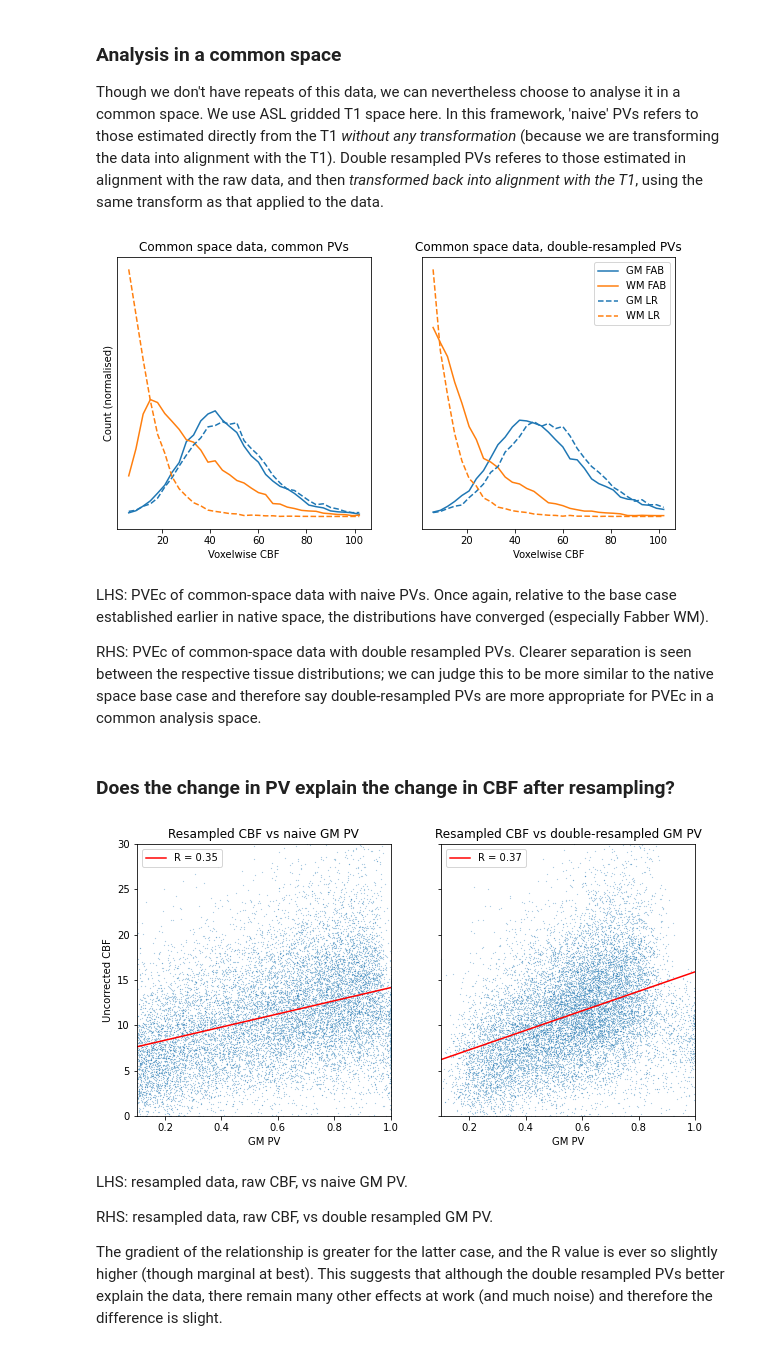
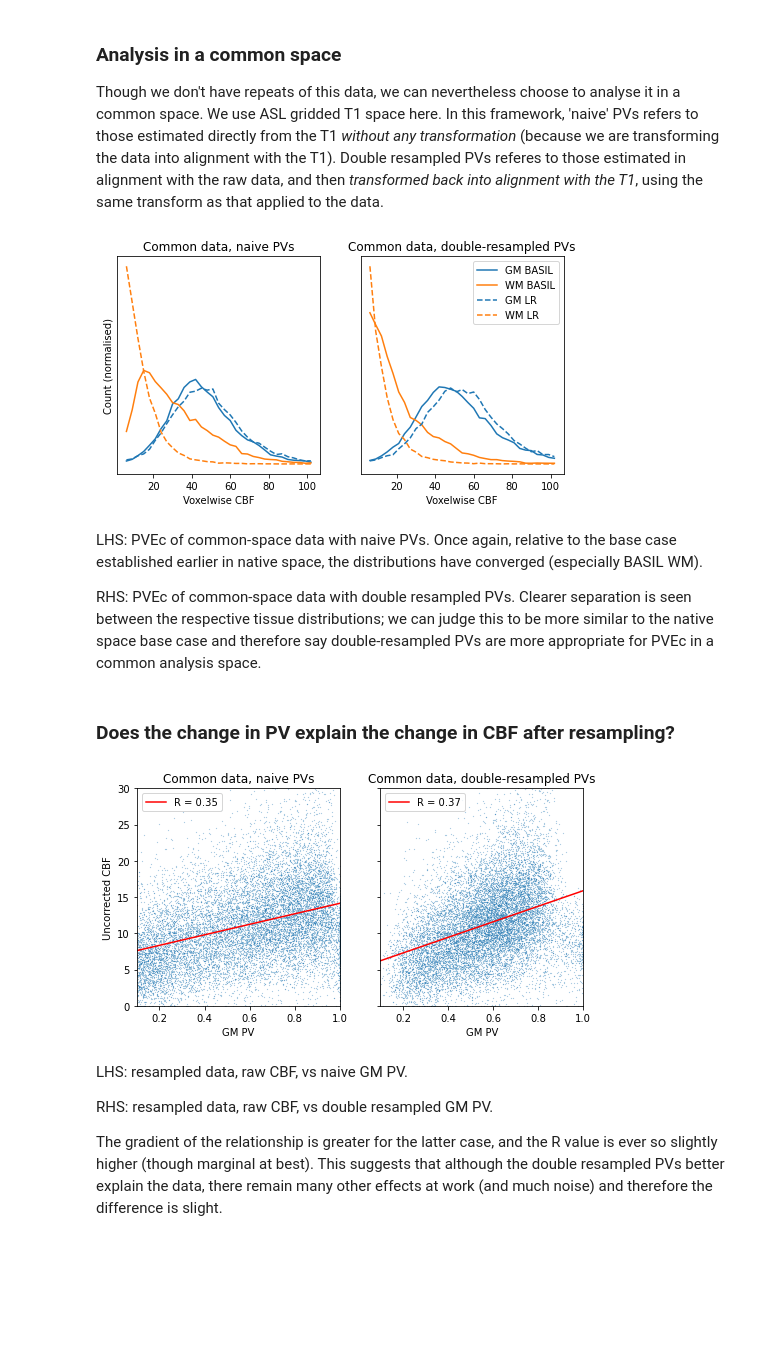
Before and after one commit to tomfrankkirk/pvec_problems, a Jupyter notebook: brain.ipynb, the cells around one changed output. Cells and saved outputs as stored; diff of their text form; code cells hidden in the pictures; blank space fills up the shorter version.

```diff
--- a/brain.ipynb
+++ b/brain.ipynb
@@ -328,9 +348,9 @@ pvs = loadnii(SIM_ROOT / 'tob_all_stacked_3.0.nii.gz')
 basil_naive = load_basil(SIM_ROOT / 'basil_rpt0_naive', False)
 gmmask = pvs[...,0] > 0.1
 
-fig, axes = plt.subplots(1,2, figsize=(10,5), sharey=True)
+fig, axes = plt.subplots(1,2, figsize=(2*FIGSIZE, FIGSIZE), sharey=True)
 for ax,x,y,t in zip(axes, [pvs[...,0], pvs_dbl[...,0]], [basil_naive, basil_naive],
-                    ['Common CBF vs common GM PV', 'Common CBF vs double-resampled GM PV']):
+                    ['Common data, naive PVs', 'Common data, double-resampled PVs']):
     ax.scatter(x[gmmask], y[gmmask], s=0.02)
     reg = stats.linregress(x[gmmask], y[gmmask])
     ax.plot([0, 1], [reg.intercept, reg.intercept+reg.slope], label=f'R = {reg.rvalue:.02f}', c='r')
@@ -340,5 +360,6 @@ for ax,x,y,t in zip(axes, [pvs[...,0], pvs_dbl[...,0]], [basil_naive, basil_naiv
     ax.set_xlabel('GM PV')
 
 axes[0].set_ylabel('Uncorrected CBF')
+plt.savefig('figs/sim_rpts_resamp_scatter.png', dpi=250, bbox_inches='tight')
 plt.show()
 # %% [output]
@@ -377,15 +403,16 @@ We take the data on a round-trip projection, as well as the PV estimates, and wi
 # %%
 bins = np.arange(0,40,1)
 
-fig, axes = plt.subplots(1,2, figsize=(10,5), sharey=True)
+fig, axes = plt.subplots(1,2, figsize=(2*FIGSIZE, FIGSIZE), sharey=True)
 for ax, data, title in zip(axes, [basil_native, basil_resamp],
-                           ['Uncorrected CBF, original data', 'Uncorrected CBF, resampled data']):
+                           ['Original data', 'Resampled data']):
     hist, _ = np.histogram(data[mask], bins)
     ax.plot(bins[1:], hist)
     ax.set_title(title)
-    ax.set_xlabel('Voxelwise CBF')
+    ax.set_xlabel('Voxel CBF')
     ax.set_yticks([])
 
 axes[0].set_ylabel('Count')
+plt.savefig('figs/real_resamp_hist.png', dpi=250, bbox_inches='tight')
 plt.show()
 # %% [output]
@@ -403,17 +430,17 @@ lr_native = load_oxasl_lr(REAL_ROOT / 'native/lr_native')
 lr_resamp = load_oxasl_lr(REAL_ROOT / 'native/lr_resampled')
 lr_double = load_oxasl_lr(REAL_ROOT / 'native/lr_double')
 
-fig, axes = plt.subplots(1,3, figsize=(15,5), sharey=False)
+fig, axes = plt.subplots(1,3, figsize=(3*FIGSIZE, FIGSIZE), sharey=False)
 bins = np.arange(3, 105, 3)
 
 for ax, data, title in zip(axes, [basil_native, basil_resamp, basil_double],
-                        ['Native data, native PVs', 'Resampled data, native PVs', 'Resampled data, resampled PVs']):
+                        ['Original data, naive PVs', 'Resampled data, naive PVs', 'Resampled data, resampled PVs']):
     h, _ = np.histogram(data[gmmask,0], bins)
     ax.plot(bins[1:], h, c=cmap[0,:])
     h, _ = np.histogram(data[wmmask,1], bins)
     ax.plot(bins[1:], h, c=cmap[1,:])
     ax.set_title(title)
-    ax.set_xlabel('Voxelwise CBF')
+    ax.set_xlabel('Voxel CBF')
     ax.set_yticks([])
 
 for ax, data in zip(axes, [lr_native, lr_resamp, lr_double]):
@@ -423,6 +450,7 @@ for ax, data in zip(axes, [lr_native, lr_resamp, lr_double]):
     ax.plot(bins[1:], h, c=cmap[1,:], linestyle='--')
 
 axes[0].set_ylabel('Count (normalised)')
-ax.legend(['GM FAB', 'WM FAB', 'GM LR', 'WM LR'])
+ax.legend(['GM BASIL', 'WM BASIL', 'GM LR', 'WM LR'])
+plt.savefig('figs/real_resamp_pvec.png', dpi=250, bbox_inches='tight')
 plt.show()
 # %% [output]
@@ -445,9 +473,9 @@ basil_resamp = load_oxasl(REAL_ROOT / 'native/basil_resampled', False)
 gm_dbl = loadnii(REAL_ROOT / 'native/pvgm_resamp.nii.gz')
 gmmask = (gm > 0.1) & mask
 
-fig, axes = plt.subplots(1,3, figsize=(15,5), sharey=True)
+fig, axes = plt.subplots(1,3, figsize=(3*FIGSIZE, FIGSIZE), sharey=True)
 for ax,x,y,t in zip(axes, [gm, gm, gm_dbl], [basil_native, basil_resamp, basil_resamp],
-                    ['Native CBF vs native GM PV', 'Resampled CBF vs native GM PV', 'Resampled CBF vs resampled GM PV']):
+                    ['Original data, naive PVs', 'Resampled data, naive PVs', 'Resampled data, resampled PVs']):
     ax.scatter(x[gmmask], y[gmmask], s=0.02)
     reg = stats.linregress(x[gmmask], y[gmmask])
     ax.plot([0, 1], [reg.intercept, reg.intercept+reg.slope], label=f'R = {reg.rvalue:.02f}', c='r')
@@ -458,5 +486,6 @@ for ax,x,y,t in zip(axes, [gm, gm, gm_dbl], [basil_native, basil_resamp, basil_r
     ax.set_ylim(0,30)
 
 axes[0].set_ylabel('Uncorrected CBF')
+plt.savefig('figs/real_highsnr_scatter.png', dpi=250, bbox_inches='tight')
 plt.show()
 # %% [output]
@@ -485,32 +531,33 @@ basil_dbl = load_oxasl(REAL_ROOT / 'common/basil_double')
 lr_naive = load_oxasl_lr(REAL_ROOT / 'common/lr_naive')
 lr_dbl = load_oxasl_lr(REAL_ROOT / 'common/lr_double')
 # %%
-fig, axes = plt.subplots(1,2, figsize=(10,5), sharey=False)
+fig, axes = plt.subplots(1,2, figsize=(2*FIGSIZE, FIGSIZE), sharey=False)
 bins = np.arange(3, 105, 3)
 
 for ax, data, title in zip(axes, [basil_naive, basil_dbl],
-                        ['Common space data, common PVs', 'Common space data, double-resampled PVs']):
+                        ['Common data, naive PVs', 'Common data, double-resampled PVs']):
     h, _ = np.histogram(data[gmmask,0], bins)
     ax.plot(bins[1:], h, c=cmap[0,:])
     h, _ = np.histogram(data[wmmask,1], bins)
     ax.plot(bins[1:], h, c=cmap[1,:])
     ax.set_title(title)
     ax.set_xlabel('Voxelwise CBF')
     ax.set_yticks([])
 
 for ax, data in zip(axes, [lr_naive, lr_dbl]):
     h, _ = np.histogram(data[gmmask,0], bins)
     ax.plot(bins[1:], h, c=cmap[0,:], linestyle='--')
     h, _ = np.histogram(data[wmmask,1], bins)
     ax.plot(bins[1:], h, c=cmap[1,:], linestyle='--')
 
 axes[0].set_ylabel('Count (normalised)')
-ax.legend(['GM FAB', 'WM FAB', 'GM LR', 'WM LR'])
+ax.legend(['GM BASIL', 'WM BASIL', 'GM LR', 'WM LR'])
+plt.savefig('figs/real_highsnr_pvec_cmn.png', dpi=250, bbox_inches='tight')
 plt.show()
 # %% [output]
-[figure, old version]
+[figure, new version]
 # %% [markdown]
-LHS: PVEc of common-space data with naive PVs. Once again, relative to the base case established earlier in native space, the distributions have converged (especially Fabber WM).
+LHS: PVEc of common-space data with naive PVs. Once again, relative to the base case established earlier in native space, the distributions have converged (especially BASIL WM).
 
 RHS: PVEc of common-space data with double resampled PVs. Clearer separation is seen between the respective tissue distributions; we can judge this to be more similar to the native space base case and therefore say double-resampled PVs are more appropriate for PVEc in a common analysis space.
 # %% [markdown]
@@ -521,9 +568,9 @@ gmd = nibabel.load(str(REAL_ROOT / 'common/sub-SS_run-01_scale-2_space-common_pv
 gmc = nibabel.load(str(REAL_ROOT / 'common/sub-SS_scale-2_space-common_pvgm_tob_naive.nii.gz')).get_fdata()
 gmmask = (gmc > 0.1) & mask
 
-fig, axes = plt.subplots(1,2, figsize=(10,5), sharey=True)
+fig, axes = plt.subplots(1,2, figsize=(2*FIGSIZE, FIGSIZE), sharey=True)
 for ax,x,y,t in zip(axes, [gmc, gmd], [basil_naive, basil_naive],
-                    ['Resampled CBF vs naive GM PV', 'Resampled CBF vs double-resampled GM PV']):
+                    ['Common data, naive PVs', 'Common data, double-resampled PVs']):
     ax.scatter(x[gmmask], y[gmmask], s=0.02)
     reg = stats.linregress(x[gmmask], y[gmmask])
     ax.plot([0, 1], [reg.intercept, reg.intercept+reg.slope], label=f'R = {reg.rvalue:.02f}', c='r')
@@ -534,9 +581,10 @@ for ax,x,y,t in zip(axes, [gmc, gmd], [basil_naive, basil_naive],
     ax.set_ylim(0,30)
 
 axes[0].set_ylabel('Uncorrected CBF')
+plt.savefig('figs/real_highsnr_scatter_cmn.png', dpi=250, bbox_inches='tight')
 plt.show()
 # %% [output]
-[figure, old version]
+[figure, new version]
 # %% [markdown]
 LHS: resampled data, raw CBF, vs naive GM PV.
 
```
Also changed, not shown: parts of 28 cells of this notebook, 2 other files.
